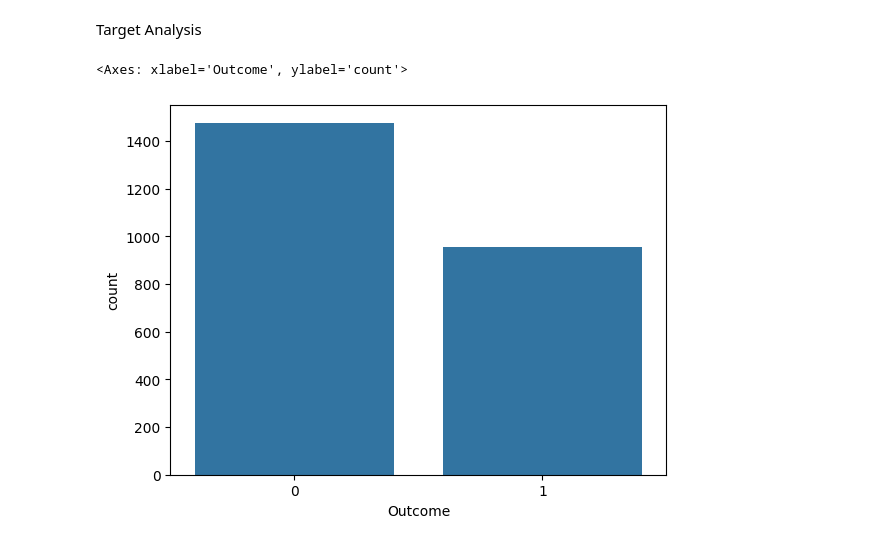
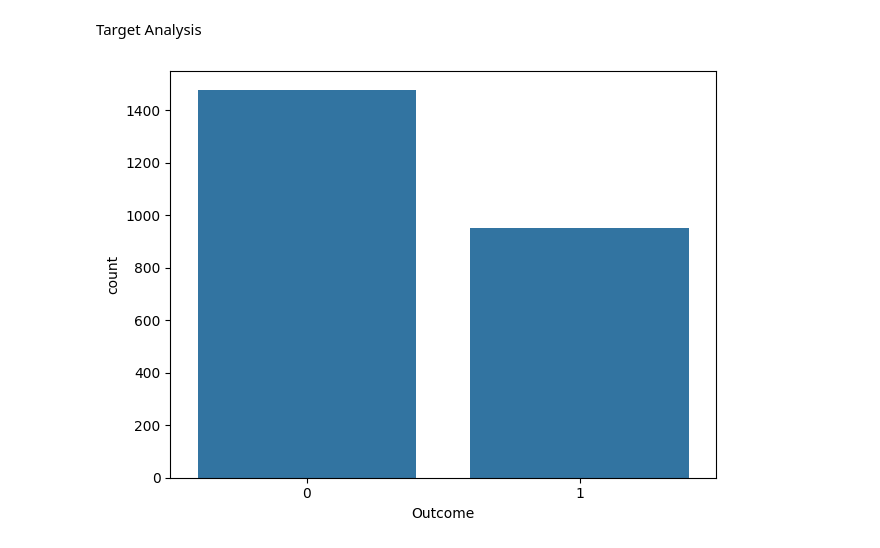
Before and after one commit to levantuanem/ML-Lab, a Jupyter notebook: notebooks/EDA.ipynb, the cells around one changed output. Drawn from its saved outputs; the diff is of its cells as text; code cells hidden in the pictures.

```diff
--- a/notebooks/EDA.ipynb
+++ b/notebooks/EDA.ipynb
@@ -152,6 +144,7 @@ Target Analysis
 # %%
 data["Outcome"].value_counts()
 sns.countplot(x="Outcome", data=data)
+plt.tight_layout()
+plt.show()
 # %% [output]
-<Axes: xlabel='Outcome', ylabel='count'>
-[figure, old version]
+[figure, new version]
```
Also changed, not shown: parts of 6 cells of this notebook.
